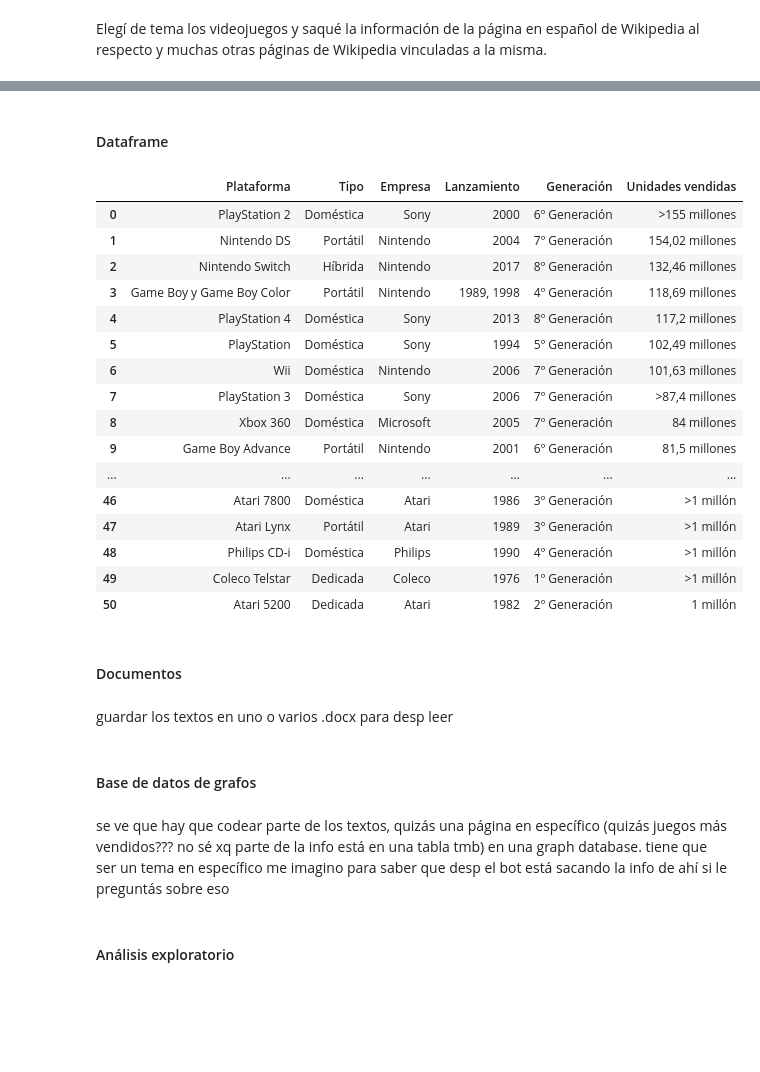
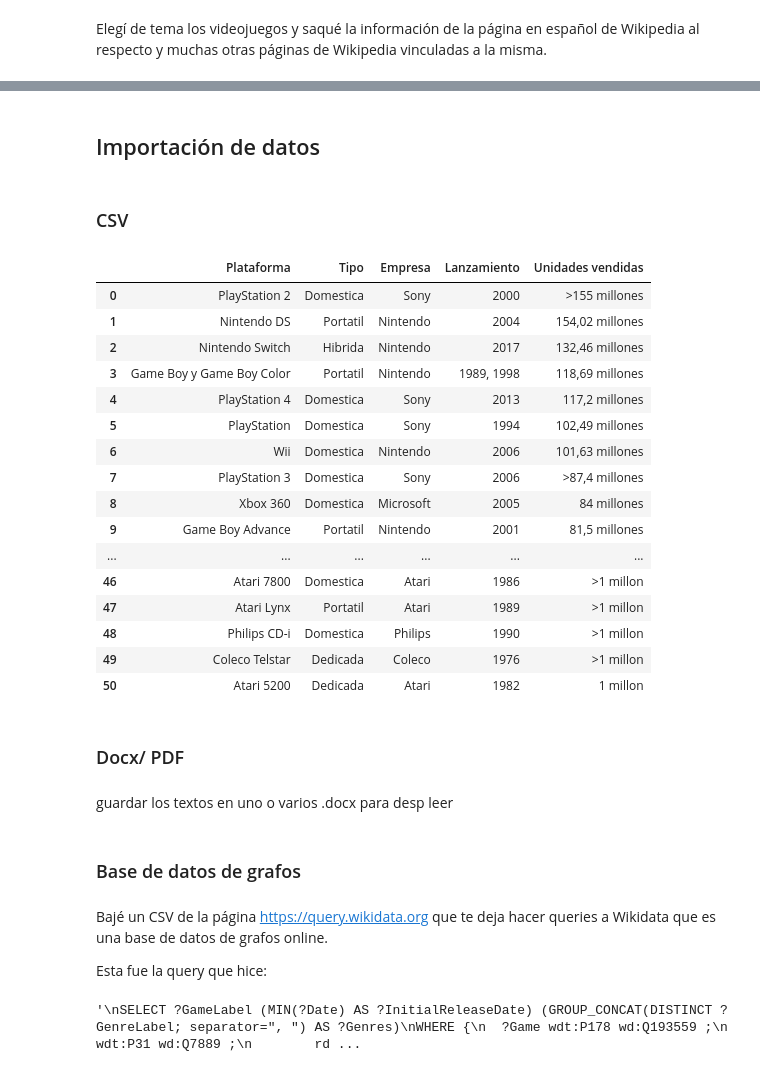
Before and after one commit to Pato-desu/TP-Final-NLP, a Jupyter notebook: TP.ipynb, the cells around one changed output, grey strips where cells are left out. Cells and saved outputs as stored; diff of their text form; code cells hidden in the pictures; blank space fills up the shorter version.

```diff
--- a/TP.ipynb
+++ b/TP.ipynb
@@ -52,33 +101,57 @@ Saving consolas_mejor_vendidas.csv to consolas_mejor_vendidas.csv
+# %% [markdown]
+## Importación de datos
+# %%
+# Link con archivos
+url = 'https://drive.google.com/drive/folders/1Y3iEEzuQ9jZrgFIFbO7klIZkAeId6ZHL?usp=drive_link'
+# Descarga carpeta
+gdown.download_folder(url, quiet=True, output='data')
+file_path = 'data/'
 # %% [markdown]
-#### Dataframe
+### CSV
 # %%
-df = pd.read_csv('consolas_mejor_vendidas.csv', encoding='latin1')
+df = pd.read_csv(file_path+'consolas_mejor_vendidas.csv', encoding='latin1')
 df
 # %% [output]
-|  | Plataforma | Tipo | Empresa | Lanzamiento | Generación | Unidades vendidas |
-| 0 | PlayStation 2 | Doméstica | Sony | 2000 | 6º Generación | >155 millones |
-| 1 | Nintendo DS | Portátil | Nintendo | 2004 | 7º Generación | 154,02 millones |
-| 2 | Nintendo Switch | Híbrida | Nintendo | 2017 | 8º Generación | 132,46 millones |
-| 3 | Game Boy y Game Boy Color | Portátil | Nintendo | 1989, 1998 | 4º Generación | 118,69 millones |
-| 4 | PlayStation 4 | Doméstica | Sony | 2013 | 8º Generación | 117,2 millones |
-| 5 | PlayStation | Doméstica | Sony | 1994 | 5º Generación | 102,49 millones |
-| 6 | Wii | Doméstica | Nintendo | 2006 | 7º Generación | 101,63 millones |
-| 7 | PlayStation 3 | Doméstica | Sony | 2006 | 7º Generación | >87,4 millones |
-| 8 | Xbox 360 | Doméstica | Microsoft | 2005 | 7º Generación | 84 millones |
-| 9 | Game Boy Advance | Portátil | Nintendo | 2001 | 6º Generación | 81,5 millones |
-| ... | ... | ... | ... | ... | ... | ... |
-| 46 | Atari 7800 | Doméstica | Atari | 1986 | 3º Generación | >1 millón |
-| 47 | Atari Lynx | Portátil | Atari | 1989 | 3º Generación | >1 millón |
-| 48 | Philips CD-i | Doméstica | Philips | 1990 | 4º Generación | >1 millón |
-| 49 | Coleco Telstar | Dedicada | Coleco | 1976 | 1º Generación | >1 millón |
-| 50 | Atari 5200 | Dedicada | Atari | 1982 | 2º Generación | 1 millón |
+|  | Plataforma | Tipo | Empresa | Lanzamiento | Unidades vendidas |
+| 0 | PlayStation 2 | Domestica | Sony | 2000 | >155 millones |
+| 1 | Nintendo DS | Portatil | Nintendo | 2004 | 154,02 millones |
+| 2 | Nintendo Switch | Hibrida | Nintendo | 2017 | 132,46 millones |
+| 3 | Game Boy y Game Boy Color | Portatil | Nintendo | 1989, 1998 | 118,69 millones |
+| 4 | PlayStation 4 | Domestica | Sony | 2013 | 117,2 millones |
+| 5 | PlayStation | Domestica | Sony | 1994 | 102,49 millones |
+| 6 | Wii | Domestica | Nintendo | 2006 | 101,63 millones |
+| 7 | PlayStation 3 | Domestica | Sony | 2006 | >87,4 millones |
+| 8 | Xbox 360 | Domestica | Microsoft | 2005 | 84 millones |
+| 9 | Game Boy Advance | Portatil | Nintendo | 2001 | 81,5 millones |
+| ... | ... | ... | ... | ... | ... |
+| 46 | Atari 7800 | Domestica | Atari | 1986 | >1 millon |
+| 47 | Atari Lynx | Portatil | Atari | 1989 | >1 millon |
+| 48 | Philips CD-i | Domestica | Philips | 1990 | >1 millon |
+| 49 | Coleco Telstar | Dedicada | Coleco | 1976 | >1 millon |
+| 50 | Atari 5200 | Dedicada | Atari | 1982 | 1 millon |
-# %% [markdown]
-#### Documentos
+# %% [markdown]
+### Docx/ PDF
 # %% [markdown]
 guardar los textos en uno o varios .docx para desp leer
 # %% [markdown]
-#### Base de datos de grafos
+### Base de datos de grafos
-# %% [markdown]
-se ve que hay que codear parte de los textos, quizás una página en específico (quizás juegos más vendidos??? no sé xq parte de la info está en una tabla tmb) en una graph database. tiene que ser un tema en específico me imagino para saber que desp el bot está sacando la info de ahí si le preguntás sobre eso
-# %% [markdown]
-#### Análisis exploratorio
+# %% [markdown]
+Bajé un CSV de la página https://query.wikidata.org que te deja hacer queries a Wikidata que es una base de datos de grafos online.
+
+Esta fue la query que hice:
+# %%
+"""
+SELECT ?GameLabel (MIN(?Date) AS ?InitialReleaseDate) (GROUP_CONCAT(DISTINCT ?GenreLabel; separator=", ") AS ?Genres)
+WHERE {
+  ?Game wdt:P178 wd:Q193559 ;
+        wdt:P31 wd:Q7889 ;
+        rdfs:label ?GameLabel ;
+        wdt:P577 ?Date ;
+        wdt:P136 ?Genre .
+  ?Genre rdfs:label ?GenreLabel .
+  FILTER ((LANG(?GameLabel) = "en") && (LANG(?GenreLabel) = "en"))
+}
+GROUP BY ?GameLabel
+"""
+# %% [output]
+'\nSELECT ?GameLabel (MIN(?Date) AS ?InitialReleaseDate) (GROUP_CONCAT(DISTINCT ?GenreLabel; separator=", ") AS ?Genres)\nWHERE {\n  ?Game wdt:P178 wd:Q193559 ;\n        wdt:P31 wd:Q7889 ;\n        rd ...
```
Also changed, not shown: parts of 33 cells of this notebook, 7 other files.
